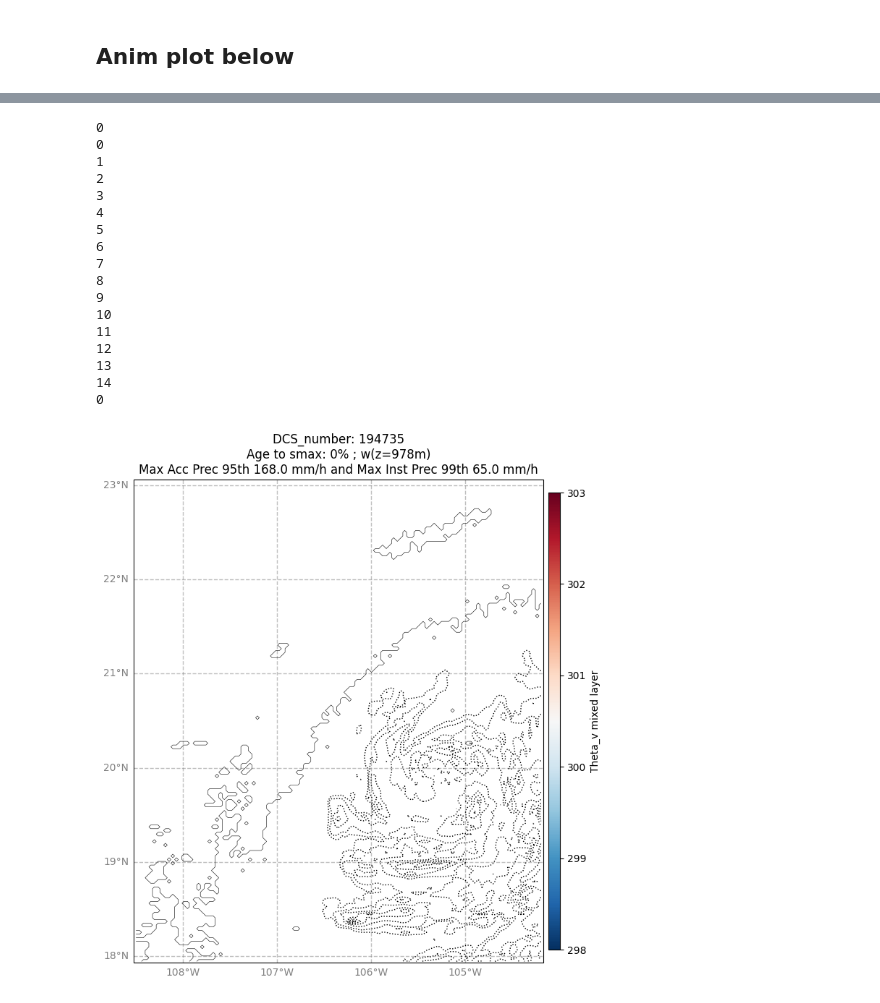
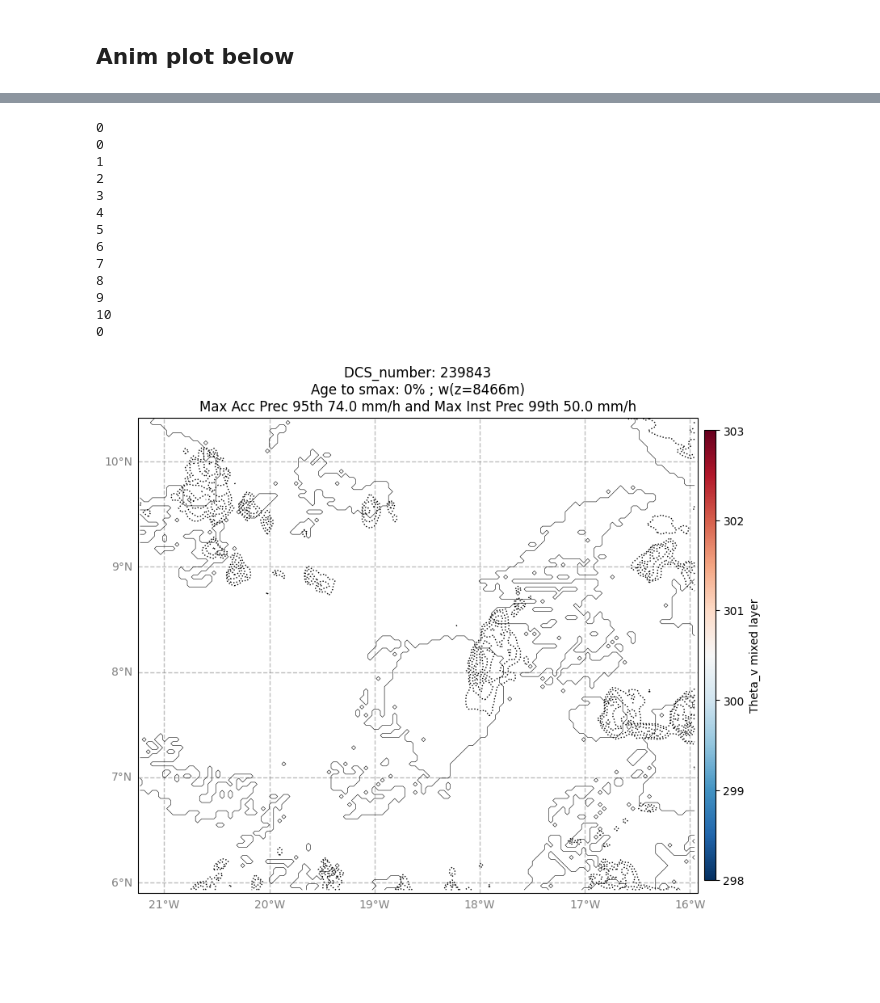
Before and after one commit to 19carenso/shear, a Jupyter notebook: notebooks/shear/rochetin.ipynb, the cells around one changed output, grey strips where cells are left out. Saved outputs shown, nothing was run; the diff lists cells and outputs as text; code cells hidden in the pictures; blank space fills up the shorter version.

```diff
--- a/notebooks/shear/rochetin.ipynb
+++ b/notebooks/shear/rochetin.ipynb
@@ -357,7 +379,7 @@ while lolmdr<1:
     start = 0
     while start <=245 :
         # iDCS = random.choice(xt.DCS_number.values)
-        iDCS = 194735
+        iDCS = 239843
         large_scale_frame_size = 2
         start, end, lons, lats, speeds, times, time_smax, i_smax, lons_3d, lats_3d, speeds_3d, times_3d, speed_lon_3d, speed_lat_3d  = st.get_frame_data(xt, iDCS)
         full_extent, full_slice_lon, full_slice_lat = st.get_full_extent_slice(lons[:i_smax+1], lats[:i_smax+1], large_scale_frame_size = large_scale_frame_size)
@@ -365,10 +387,10 @@ while lolmdr<1:
         t = len(times_3d_conv)
 
     # Initialize constants and variables
-    i_z_plot = 15
-    w_minmax = 16  # Adjusted to cover more levels
-    w_step = 1  # Step size for 'w' contours
-    w_start = 0.8
+    i_z_plot = 38
+    w_minmax = 25  # Adjusted to cover more levels
+    w_step = 5  # Step size for 'w' contours
+    w_start = 5
     slice_lat, slice_lon, extent = full_slice_lat, full_slice_lon, full_extent
     projection = ccrs.PlateCarree(central_longitude=0)
     figsize_ratio = 4 / large_scale_frame_size
@@ -486,6 +508,8 @@ while lolmdr<1:
 
     im_theta_v = ax.pcolormesh(lon_grid, lat_grid, theta_v_mix, cmap=theta_v_mix_cmap, norm = theta_v_mix_norm, alpha=1.0)
     cbar_theta_v = plt.colorbar(im_theta_v, ax=ax, orientation='vertical', pad=0.01, aspect=40, shrink=0.8, label='Theta_v mixed layer')
+
+
 
     ## Title stuff
     age_to_smax = int(100 * np.round((time_current - st.settings["TIME_RANGE"][0] - start) /(time_smax - start), 2))
@@ -604,36 +628,32 @@ while lolmdr<1:
         # Return the updated artists
         artists = [im_theta_v, im_xprec, *contour_output_main.collections, *contour_output_side.collections, title, *contour_prec.collections]
 
         if time_current in times_3d:
             artists.extend(contour_w_positive.collections)
             artists.extend(contour_w_negative.collections)
             artists.extend([strm.lines, strm.arrows])
 
         return artists
 
     ani = FuncAnimation(
                         fig, animate,
                         frames= len(times[:i_smax+1]),
                         interval=1000
                         )
     writer = FFMpegWriter(fps=1, codec="libx264")
-    ani.save(f"/scratchx/mcarenso/shear/extremes_animation_v6/DCS_{iDCS}.mp4", writer=writer)
+    ani.save(f"/scratchx/mcarenso/shear/extremes_animation_v6/decalage_true_8km_DCS_{iDCS}.mp4", writer=writer)
 # %% [output]
 0
 0
 1
 2
 3
 4
 5
 6
 7
 8
 9
 10
-11
-12
-13
-14
 0
-[figure, old version]
+[figure, new version]
```
Also changed, not shown: parts of 3 cells of this notebook, 13 other files.
